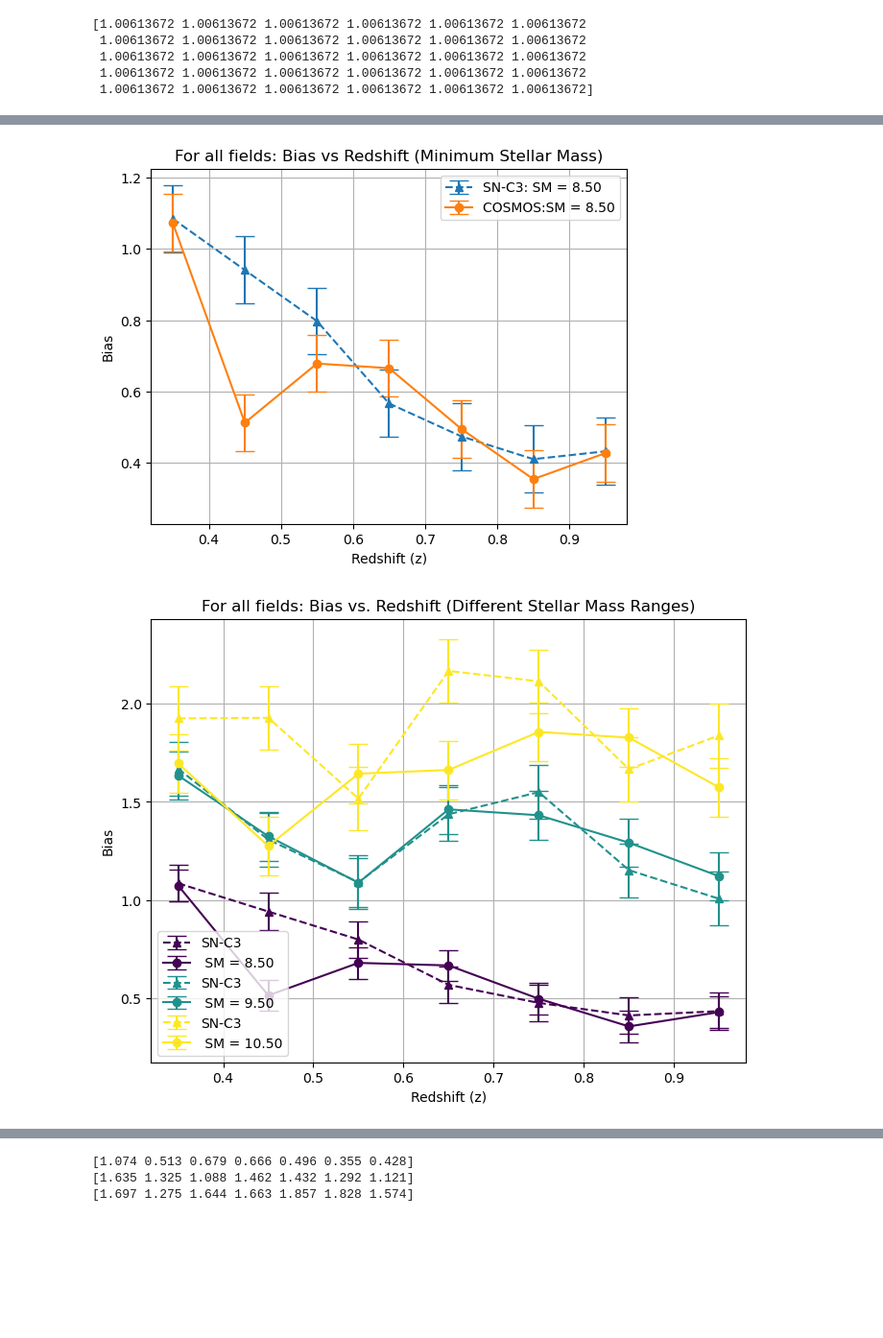
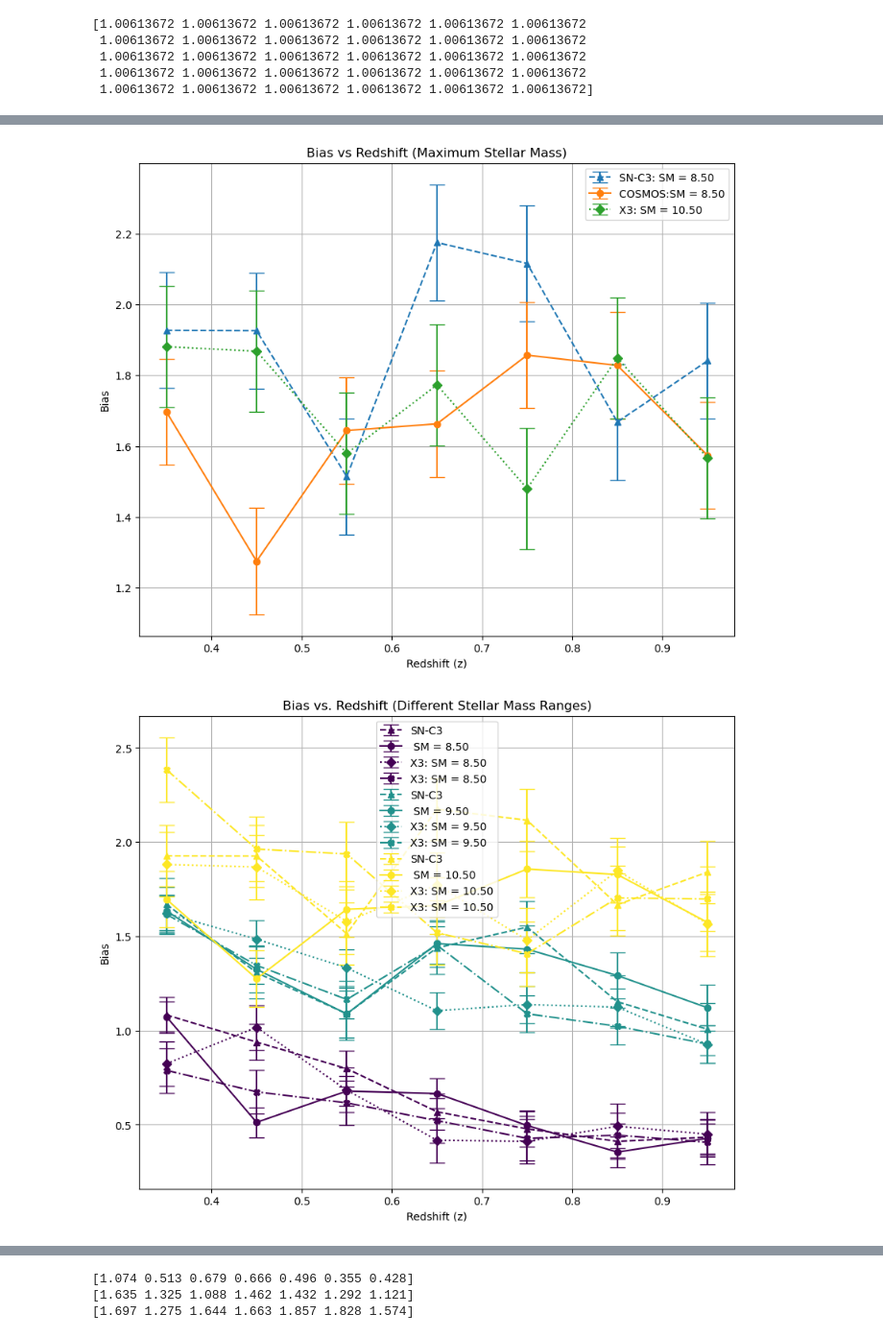
Before and after one commit to OtiliaIrina/Master_Thesis, a Jupyter notebook: SN-C3.ipynb, the cells around one changed output, grey strips where cells are left out. Shown at 96% size. Drawn from its saved outputs; the diff is of its cells as text; code cells hidden in the pictures; blank space fills up the shorter version.

```diff
--- a/SN-C3.ipynb
+++ b/SN-C3.ipynb
@@ -428,9 +428,9 @@ np.savetxt(file_path, sm_biases_array, delimiter=',', fmt='%.3f')
 SN_C3 = np.loadtxt(file_path, delimiter=',')
 
 # Extract SM_mean, bias, and error values from the loaded data
-sm_means = C3[:, 0]
-sm_biases = C3[:, 1]
-sm_biases_errors = C3[:, 2]
+sm_means = SN_C3[:, 0]
+sm_biases = SN_C3[:, 1]
+sm_biases_errors = SN_C3[:, 2]
 # %%
 sm_biases_reshaped = np.reshape(sm_biases, (len(z), len(m))).T
 # %%
@@ -462,21 +462,27 @@ import numpy as np
 # %%
 COSMOS = np.loadtxt(directory_COSMOS + '/sm_biases.txt', delimiter=',')
 X3 = np.loadtxt(directory_SN_X3 + '/sm_biases.txt', delimiter=',')
+E2 = np.loadtxt(directory_SN_E2 + '/sm_biases.txt', delimiter=',')
 # %%
 COSMOS_reshaped = np.reshape(np.array(COSMOS[:, 1]), (len(z), len(m))).T
+X3_reshaped = np.reshape(np.array(X3[:, 1]), (len(z), len(m))).T
+E2_reshaped = np.reshape(np.array(E2[:, 1]), (len(z), len(m))).T
 # %%
 res = os.path.join(home_dir, 'Master_Thesis', 'Results')
 # %%
-plt.figure(figsize=(8, 6))  # Adjust figure size as needed
-
+plt.figure(figsize=(10, 8))
 for i in range(len(m)):
     plt.errorbar(z, sm_biases_reshaped[i],yerr= sm_biases_errors[i],label=f"SN-C3: SM = {m[i]:.2f}",marker="^", linestyle='dashed',capsize=7)
     plt.errorbar(z, COSMOS_reshaped[i],yerr=COSMOS[:, 2][i],  label=f"COSMOS: SM = {m[i]:.2f}",marker='o',capsize=7)
+    plt.errorbar(z, X3_reshaped[i],yerr=X3[:, 2][i],  label=f"X3: SM = {m[i]:.2f}",marker="D",linestyle='dotted',capsize=7)
+    plt.errorbar(z, E2_reshaped[i],yerr=X3[:, 2][i],  label=f"X3: SM = {m[i]:.2f}",marker="X",linestyle='dashdot',capsize=7)
+
 plt.xlabel("Redshift (z)")
 plt.ylabel(r"Bias")
-plt.title(r"For all fields: Bias vs. Redshift (Different Stellar Mass Ranges)")
+plt.title(r"Bias vs. Redshift (Different Stellar Mass Ranges)")
 plt.grid(True)
 plt.legend()
+plt.savefig(os.path.join(res,"Bias_vs_z_for_diff_SM.png"))
 
 plt.show()
 # %% [output]
@@ -484,42 +490,50 @@ plt.show()
 # %%
 # Find the index of the minimum value in m
-i_min = np.argmin(m)
+i_max = np.argmax(m)
+plt.figure(figsize=(10, 8))
 
 # Plot the graph for the minimum value of m
-plt.errorbar(z, sm_biases_reshaped[i_min], yerr=sm_biases_errors[i_min], label=f"SN-C3: SM = {m[i_min]:.2f}",marker="^", linestyle='dashed',capsize=7)
-plt.errorbar(z, COSMOS_reshaped[i_min], yerr=COSMOS[:, 2][i_min], label=f"COSMOS:SM = {m[i_min]:.2f}", marker='o', capsize=7)
+plt.errorbar(z, sm_biases_reshaped[i_max], yerr=sm_biases_errors[i_max], label=f"SN-C3: SM = {m[i_min]:.2f}",marker="^", linestyle='dashed',capsize=7)
+plt.errorbar(z, COSMOS_reshaped[i_max], yerr=COSMOS[:, 2][i_max], label=f"COSMOS:SM = {m[i_min]:.2f}", marker='o', capsize=7)
+plt.errorbar(z, X3_reshaped[i_max],yerr=X3[:, 2][i_max],  label=f"X3: SM = {m[i]:.2f}",marker="D",linestyle='dotted',capsize=7)
+#plt.errorbar(z, E2_reshaped[i],yerr=X3[:, 2][i],  label=f"X3: SM = {m[i]:.2f}",marker="X",linestyle='dashdot',capsize=7)
+
 
 # Add labels, title, grid, and legend
 plt.xlabel("Redshift (z)")
 plt.ylabel(r"Bias")
-plt.title(r"For all fields: Bias vs Redshift (Minimum Stellar Mass)")
+plt.title(r"Bias vs Redshift (Maximum Stellar Mass)")
 plt.grid(True)
 plt.legend()
 
 # Show the plot
 plt.show()
 # %% [output]
-[figure, old version]
+[figure, new version]
 # %%
 # Create a colormap
 cmap = plt.get_cmap('viridis', len(m))
 
-plt.figure(figsize=(8, 6))
+plt.figure(figsize=(10, 8))
 
 for i in range(len(m)):
     plt.errorbar(z, sm_biases_reshaped[i], yerr=sm_biases_errors[i], label='SN-C3',
                   marker="^", linestyle='dashed', capsize=7, color=cmap(i))
     plt.errorbar(z, COSMOS_reshaped[i], yerr=COSMOS[:, 2][i],
                  label=f" SM = {m[i]:.2f}", marker='o', capsize=7, color=cmap(i))
+    plt.errorbar(z, X3_reshaped[i],yerr=X3[:, 2][i],  label=f"X3: SM = {m[i]:.2f}",marker="D",linestyle='dotted', capsize=7, color=cmap(i))
+    plt.errorbar(z, E2_reshaped[i],yerr=X3[:, 2][i],  label=f"X3: SM = {m[i]:.2f}",marker="X",linestyle='dashdot',capsize=7,color=cmap(i))
+
+
 
 plt.xlabel("Redshift (z)")
 plt.ylabel(r"Bias")
-plt.title(r"For all fields: Bias vs. Redshift (Different Stellar Mass Ranges)")
+plt.title(r"Bias vs. Redshift (Different Stellar Mass Ranges)")
 plt.grid(True)
 plt.legend()
-plt.savefig(os.path.join(res,"Bias_vs_z_for_diff_SM.png"))
+#plt.savefig(os.path.join(res,"Bias_vs_z_for_diff_SM.png"))
 
 plt.show()
 # %% [output]
-[figure, old version]
+[figure, new version]
 # %%
```
Also changed, not shown: parts of 10 cells of this notebook, 8 other files.
